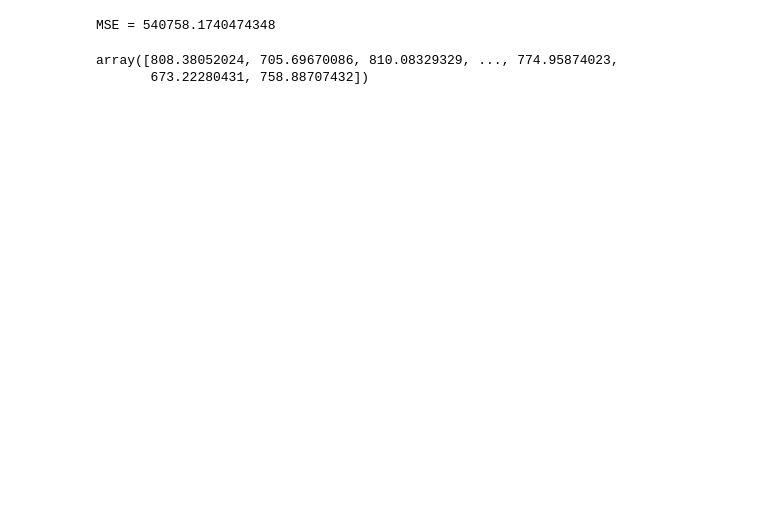
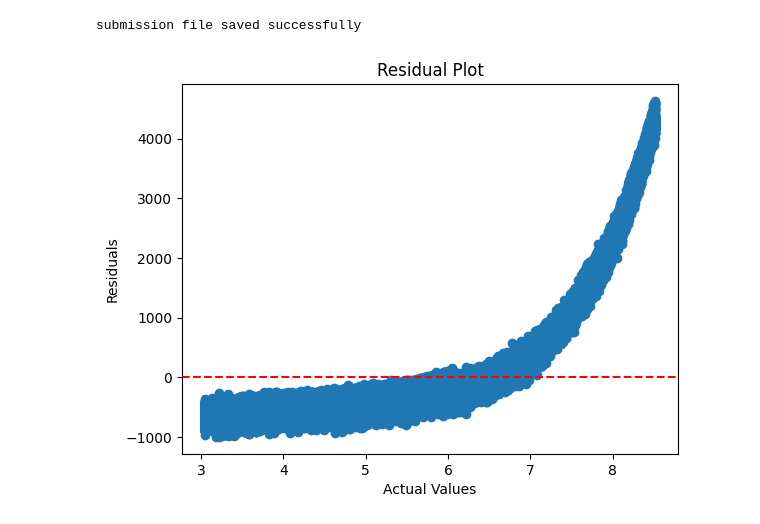
Before and after one commit to munish7771/kaggle-notebooks, a Jupyter notebook: regression-insurance-dataset.ipynb, the cells around one changed output. Cells and saved outputs as stored; diff of their text form; code cells hidden in the pictures; blank space fills up the shorter version.

Commit message:
Kaggle Notebook | Regression with insurance dataset | Version 8

```diff
--- a/regression-insurance-dataset.ipynb
+++ b/regression-insurance-dataset.ipynb
@@ -292,27 +130,0 @@ display(X_df)
-# %%
-import numpy as np
-from xgboost import XGBRegressor
-from sklearn.model_selection import train_test_split, KFold
-from sklearn.metrics import mean_squared_error
-
-# linear_model = LinearRegression()
-
-xgb_model = XGBRegressor(
-    n_estimators=80,
-    learning_rate=0.05,
-    max_depth=20,
-    random_state=1
-)
-model = xgb_model
-# MSE = 1.2042261676561388
-# X = train_df.copy()
-# y = X.pop(target)
-X = X_df
-x_train_full, x_test_final, y_train_full, y_test_final = train_test_split(
-    X, y1, test_size=0.2, random_state=3
-)
-model.fit(x_train_full, y_train_full)
-y_pred_final = model.predict(x_test_final)
-
-mse = mean_squared_error(y_test_final, y_pred_final)
-print(f"MSE = {mse}")
@@ -350,7 +130,0 @@ VotingRegressor(estimators=[('elastic', ElasticNet(alpha=0.1)),
-# %%
-y_pred_final = model.predict(x_test_final)
-
-mse = mean_squared_error(y_test_final, y_pred_final)
-print(f"MSE = {mse}")
-# %% [output]
-MSE = 540758.1740474348
@@ -363,10 +131,11 @@ y_pred_test = model.predict(test_df)
 # %%
+# Test prediction
+y_pred_test = model_pipeline.predict(test_df)
 y_pred_test = np.expm1(y_pred_test)
-display(y_pred_test)
 
 output_file = pd.read_csv("/kaggle/input/playground-series-s4e12/sample_submission.csv")
-output_file['target'] = y_pred_test
-output_file.to_csv("submission.csv", index=False)
+output_file[target] = y_pred_test
+output_file.to_csv("submission_k_fold_voting.csv", index=False)
+print("submission file saved successfully")
 # %% [output]
-array([808.38052024, 705.69670086, 810.08329329, ..., 774.95874023,
-       673.22280431, 758.88707432])
+submission file saved successfully
@@ -376,0 +142,14 @@ output_file.to_csv("submission.csv", index=False)
+# %%
+import matplotlib.pyplot as plt
+
+plot_y_test = np.expm1(y_test_final)
+plot_y_pred = np.expm1(y_test_pred)
+residuals = plot_y_test - plot_y_pred
+plt.scatter(y_test_final, residuals)
+plt.axhline(0, color='red', linestyle='--')
+plt.xlabel("Actual Values")
+plt.ylabel("Residuals")
+plt.title("Residual Plot")
+plt.show()
+# %% [output]
+[figure, added]
```
Also changed, not shown: parts of 18 cells of this notebook.
